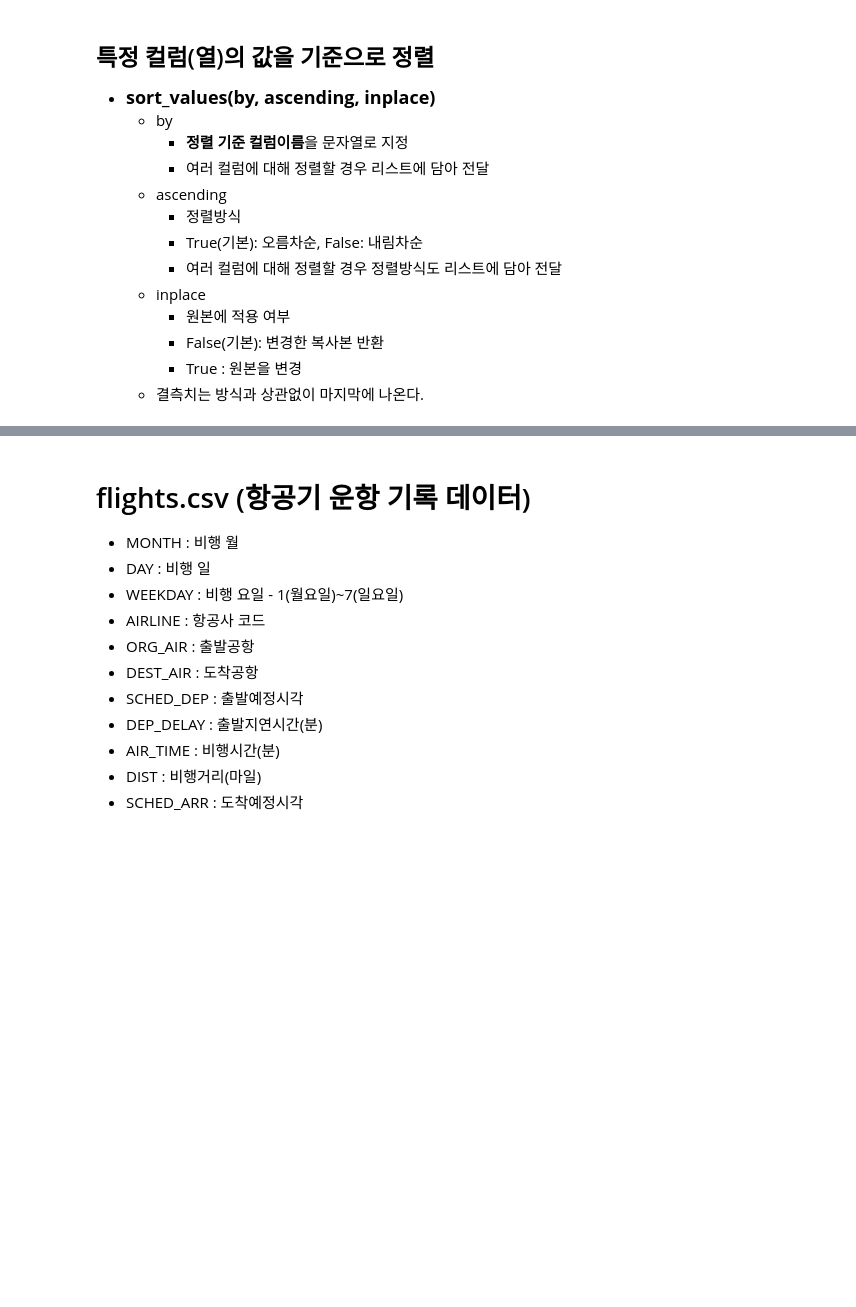
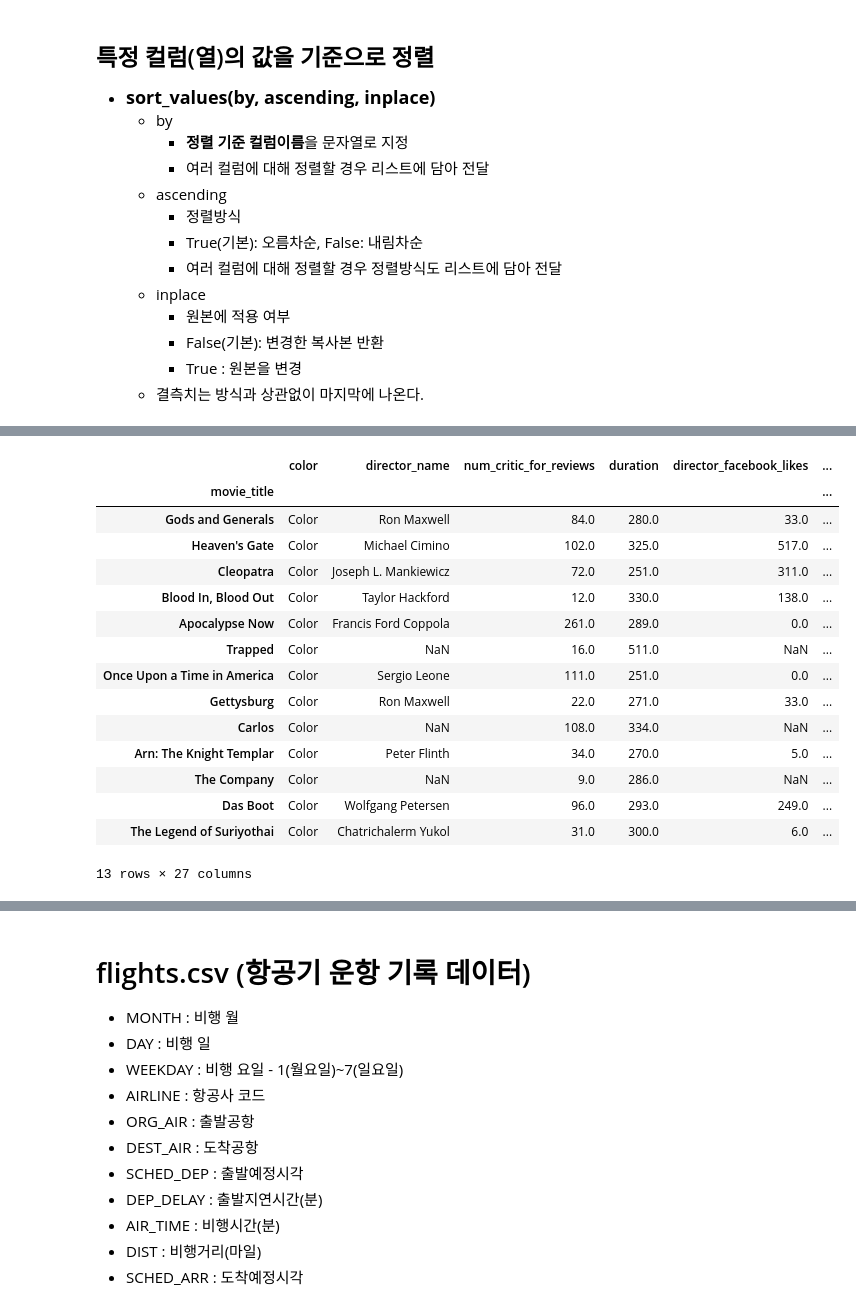
Before and after one commit to ykgstar37-lab/SKN21, a Jupyter notebook: 04_pandas를 이용한 정형데이터 다루기/03_Pandas_정렬_집계.ipynb, the cells around one changed output, grey strips where cells are left out. Cells and saved outputs as stored; diff of their text form; code cells hidden in the pictures; blank space fills up the shorter version.

```diff
--- a/04_pandas를 이용한 정형데이터 다루기/03_Pandas_정렬_집계.ipynb
+++ b/04_pandas를 이용한 정형데이터 다루기/03_Pandas_정렬_집계.ipynb
@@ -76,3 +281,22 @@ df['color'].value_counts().sort_values().plot(kind='bar');
+# %%
+df.query('duration > 250')
+# %% [output]
+|  | color | director_name | num_critic_for_reviews | duration | director_facebook_likes | ... |
+| movie_title |  |  |  |  |  | ... |
+| Gods and Generals | Color | Ron Maxwell | 84.0 | 280.0 | 33.0 | ... |
+| Heaven's Gate | Color | Michael Cimino | 102.0 | 325.0 | 517.0 | ... |
+| Cleopatra | Color | Joseph L. Mankiewicz | 72.0 | 251.0 | 311.0 | ... |
+| Blood In, Blood Out | Color | Taylor Hackford | 12.0 | 330.0 | 138.0 | ... |
+| Apocalypse Now | Color | Francis Ford Coppola | 261.0 | 289.0 | 0.0 | ... |
+| Trapped | Color | NaN | 16.0 | 511.0 | NaN | ... |
+| Once Upon a Time in America | Color | Sergio Leone | 111.0 | 251.0 | 0.0 | ... |
+| Gettysburg | Color | Ron Maxwell | 22.0 | 271.0 | 33.0 | ... |
+| Carlos | Color | NaN | 108.0 | 334.0 | NaN | ... |
+| Arn: The Knight Templar | Color | Peter Flinth | 34.0 | 270.0 | 5.0 | ... |
+| The Company | Color | NaN | 9.0 | 286.0 | NaN | ... |
+| Das Boot | Color | Wolfgang Petersen | 96.0 | 293.0 | 249.0 | ... |
+| The Legend of Suriyothai | Color | Chatrichalerm Yukol | 31.0 | 300.0 | 6.0 | ... |
+13 rows × 27 columns
 # %%
 result_df = df.query('duration > 250').sort_values("duration", ascending=False)[['duration', 'director_name']]
 result_df
```
Also changed, not shown: parts of 74 cells of this notebook, 12 other files.
